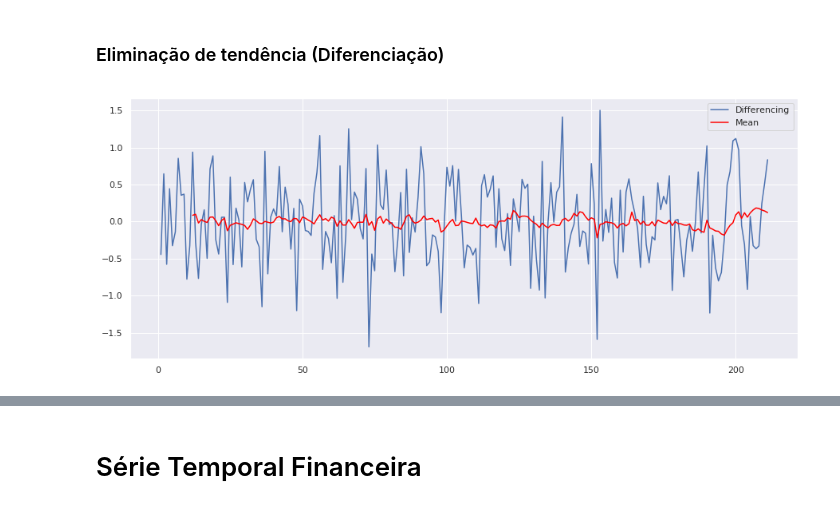
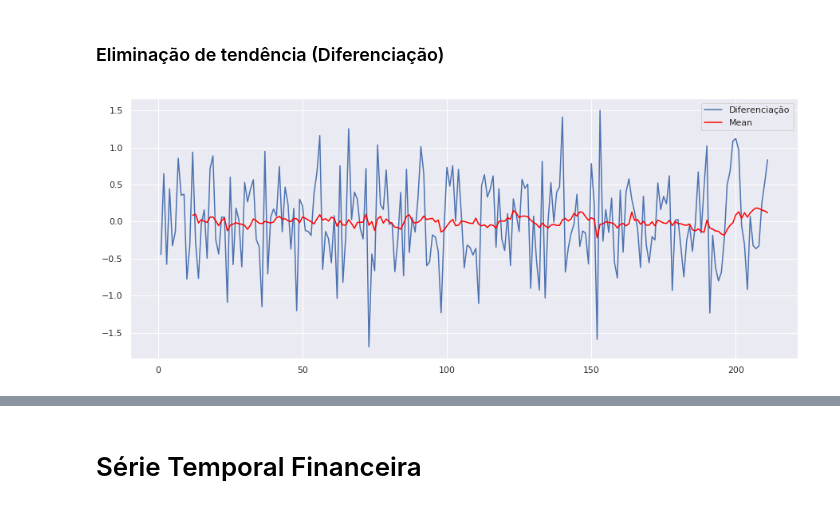
Before and after one commit to jvcm/time-series, a Jupyter notebook: lista_1.ipynb, the cells around one changed output, grey strips where cells are left out. Saved outputs shown, nothing was run; the diff lists cells and outputs as text; code cells hidden in the pictures.

```diff
--- a/lista_1.ipynb
+++ b/lista_1.ipynb
@@ -188,11 +179,11 @@ plt.show()
 # %%
 ## de forma mais simples
 serie_diff_pd = y1 - y1.shift()
 
 m_m = serie_diff_pd.rolling(window=12).mean()
-plt.plot(serie_diff_pd, label='Differencing')
+plt.plot(serie_diff_pd, label='Diferenciação')
 mean = plt.plot(m_m, color='red',label='Mean')
 plt.legend(loc='best')
 plt.show()
 # %% [output]
-[figure, old version]
+[figure, new version]
```
Also changed, not shown: parts of 40 cells of this notebook.
